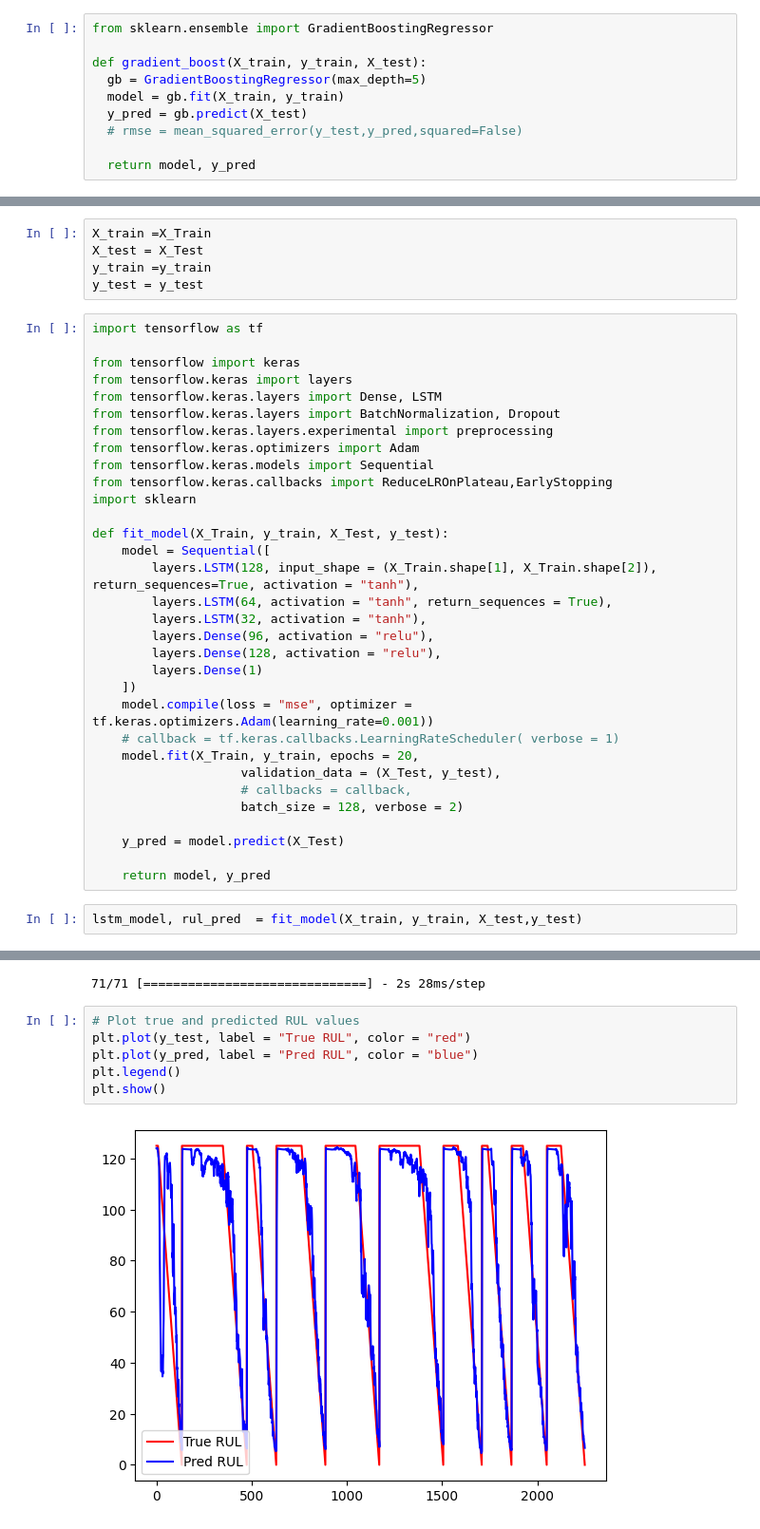
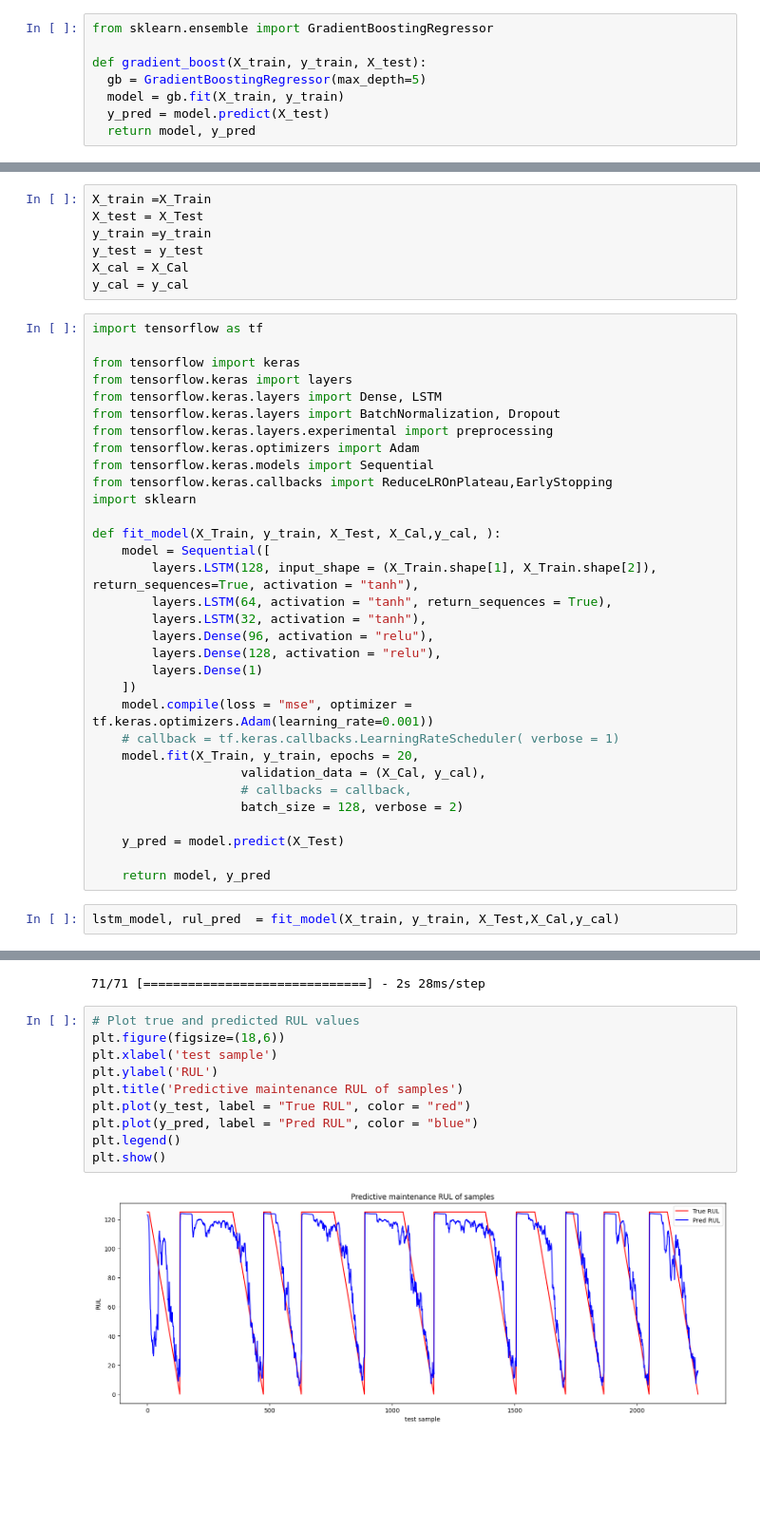
Before and after one commit to mpova/thes, a Jupyter notebook: crepes_model.ipynb, the cells around one changed output, grey strips where cells are left out. Shown at 95% size. Drawn from its saved outputs; the diff is of its cells as text; blank space fills up the shorter version.

```diff
--- a/crepes_model.ipynb
+++ b/crepes_model.ipynb
@@ -225,7 +238,5 @@ from sklearn.ensemble import GradientBoostingRegressor
 def gradient_boost(X_train, y_train, X_test):
   gb = GradientBoostingRegressor(max_depth=5)
   model = gb.fit(X_train, y_train)
-  y_pred = gb.predict(X_test)
-  # rmse = mean_squared_error(y_test,y_pred,squared=False)
-
+  y_pred = model.predict(X_test)
   return model, y_pred
@@ -517,6 +651,8 @@ X_train =X_Train
 X_test = X_Test
 y_train =y_train
 y_test = y_test
+X_cal = X_Cal
+y_cal = y_cal
 # %%
 import tensorflow as tf
 
@@ -530,7 +666,7 @@ from tensorflow.keras.models import Sequential
 from tensorflow.keras.callbacks import ReduceLROnPlateau,EarlyStopping
 import sklearn
 
-def fit_model(X_Train, y_train, X_Test, y_test):
+def fit_model(X_Train, y_train, X_Test, X_Cal,y_cal, ):
     model = Sequential([
         layers.LSTM(128, input_shape = (X_Train.shape[1], X_Train.shape[2]), return_sequences=True, activation = "tanh"),
         layers.LSTM(64, activation = "tanh", return_sequences = True),
@@ -542,7 +678,7 @@ def fit_model(X_Train, y_train, X_Test, y_test):
     model.compile(loss = "mse", optimizer = tf.keras.optimizers.Adam(learning_rate=0.001))
     # callback = tf.keras.callbacks.LearningRateScheduler( verbose = 1)
     model.fit(X_Train, y_train, epochs = 20,
-                    validation_data = (X_Test, y_test),
+                    validation_data = (X_Cal, y_cal),
                     # callbacks = callback,
                     batch_size = 128, verbose = 2)
 
@@ -550,6 +686,6 @@ def fit_model(X_Train, y_train, X_Test, y_test):
 
     return model, y_pred
 # %%
-lstm_model, rul_pred  = fit_model(X_train, y_train, X_test,y_test)
+lstm_model, rul_pred  = fit_model(X_train, y_train, X_Test,X_Cal,y_cal)
 # %% [output]
 Epoch 1/20
@@ -584,12 +720,16 @@ y_pred = lstm_model.predict(X_Test)
 71/71 [==============================] - 2s 28ms/step
 # %%
 # Plot true and predicted RUL values
+plt.figure(figsize=(18,6))
+plt.xlabel('test sample')
+plt.ylabel('RUL')
+plt.title('Predictive maintenance RUL of samples')
 plt.plot(y_test, label = "True RUL", color = "red")
 plt.plot(y_pred, label = "Pred RUL", color = "blue")
 plt.legend()
 plt.show()
 # %% [output]
-[figure, old version]
+[figure, new version]
 # %%
 def conformal_prediction_crepes(model, alpha, X_cal, y_cal, X_test):
   #Standard conformal regressors
```
Also changed, not shown: parts of 60 cells of this notebook.
